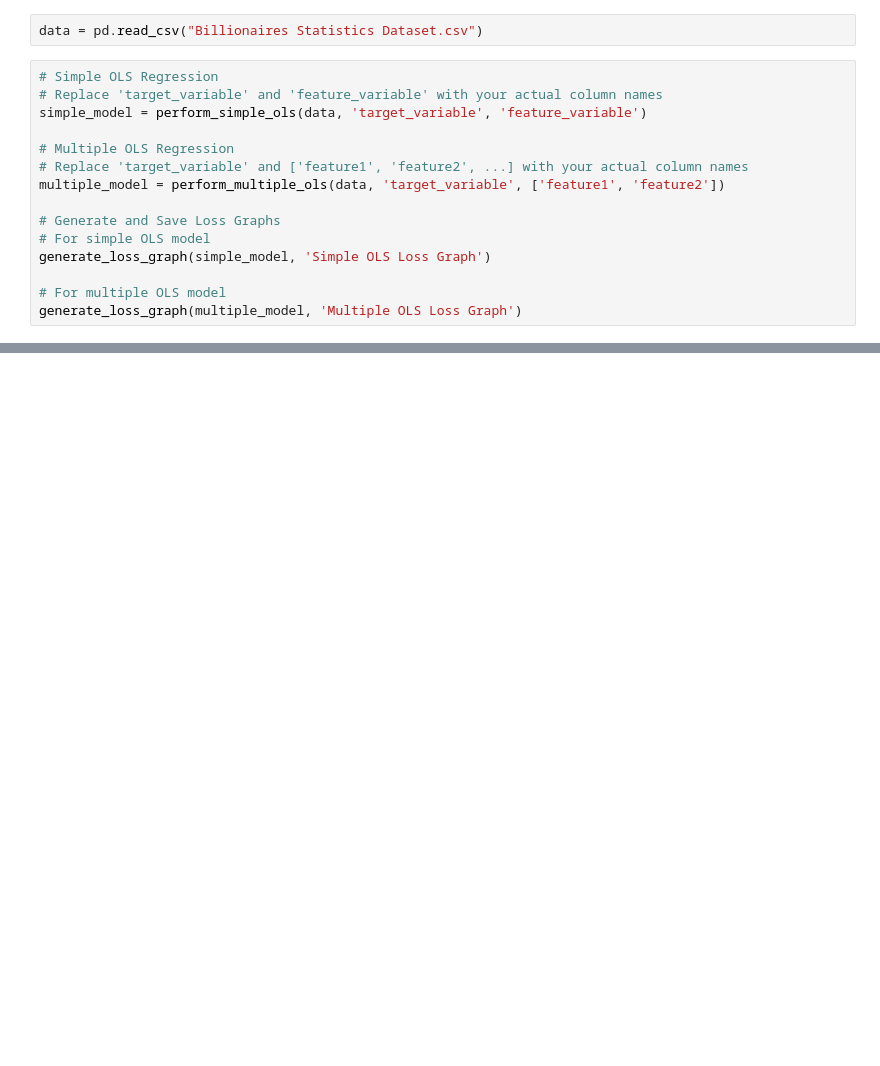
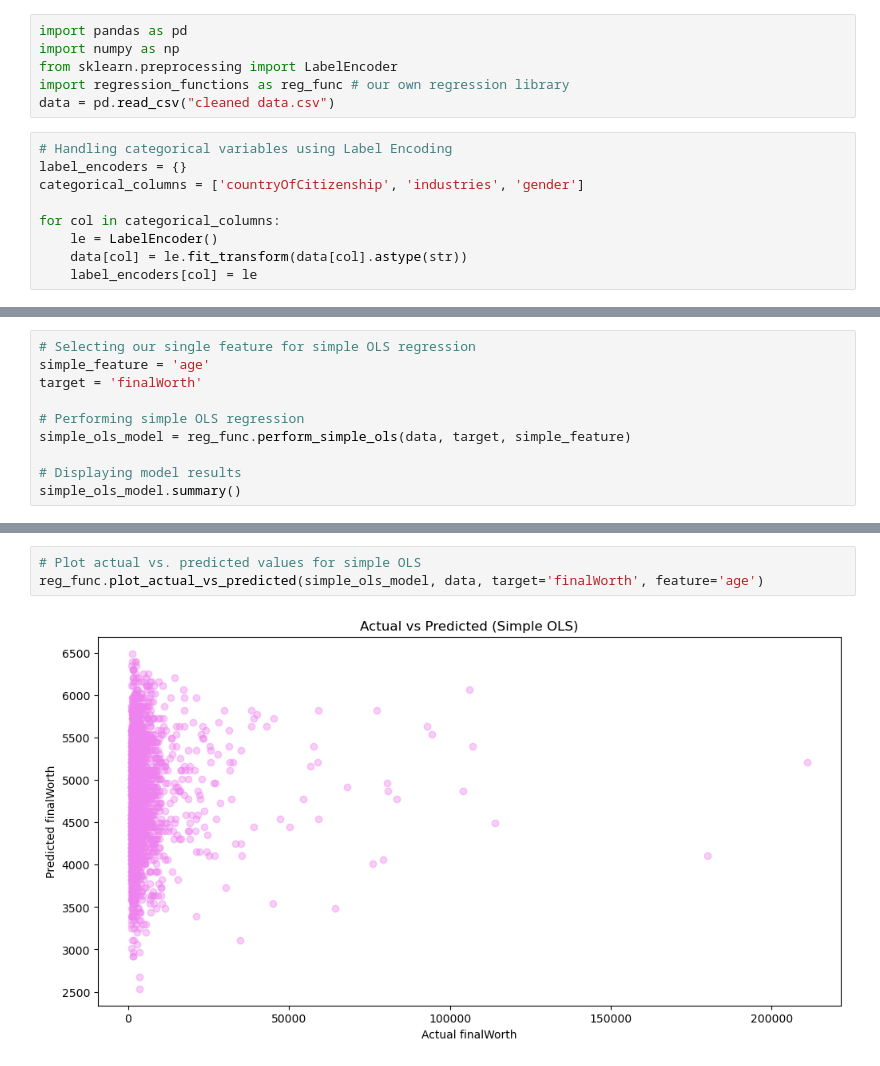
Before and after one commit to Archertakesitez/1007_project_goodgoodstudy, a Jupyter notebook: Modeling.ipynb, the cells around one changed output, grey strips where cells are left out. Saved outputs shown, nothing was run; the diff lists cells and outputs as text; blank space fills up the shorter version.

Commit message:
changed data-cleaning, debugged regression library plotting function

```diff
--- a/Modeling.ipynb
+++ b/Modeling.ipynb
@@ -4,17 +1,15 @@ from regression_functions import perform_simple_ols, perform_multiple_ols, gener
 # %%
-data = pd.read_csv("Billionaires Statistics Dataset.csv")
+import pandas as pd
+import numpy as np
+from sklearn.preprocessing import LabelEncoder
+import regression_functions as reg_func # our own regression library
+data = pd.read_csv("cleaned data.csv")
 # %%
-# Simple OLS Regression
-# Replace 'target_variable' and 'feature_variable' with your actual column names
-simple_model = perform_simple_ols(data, 'target_variable', 'feature_variable')
+# Handling categorical variables using Label Encoding
+label_encoders = {}
+categorical_columns = ['countryOfCitizenship', 'industries', 'gender']
 
-# Multiple OLS Regression
-# Replace 'target_variable' and ['feature1', 'feature2', ...] with your actual column names
-multiple_model = perform_multiple_ols(data, 'target_variable', ['feature1', 'feature2'])
-
-# Generate and Save Loss Graphs
-# For simple OLS model
-generate_loss_graph(simple_model, 'Simple OLS Loss Graph')
-
-# For multiple OLS model
-generate_loss_graph(multiple_model, 'Multiple OLS Loss Graph')
+for col in categorical_columns:
+    le = LabelEncoder()
+    data[col] = le.fit_transform(data[col].astype(str))
+    label_encoders[col] = le
@@ -22,0 +16,10 @@ KeyError: 'feature_variable'
+# %%
+# Selecting our single feature for simple OLS regression
+simple_feature = 'age'
+target = 'finalWorth'
+
+# Performing simple OLS regression
+simple_ols_model = reg_func.perform_simple_ols(data, target, simple_feature)
+
+# Displaying model results
+simple_ols_model.summary()
@@ -22,0 +46,5 @@ KeyError: 'feature_variable'
+# %%
+# Plot actual vs. predicted values for simple OLS
+reg_func.plot_actual_vs_predicted(simple_ols_model, data, target='finalWorth', feature='age')
+# %% [output]
+[figure, added]
```
Also changed, not shown: parts of 5 cells of this notebook, 5 other files.
